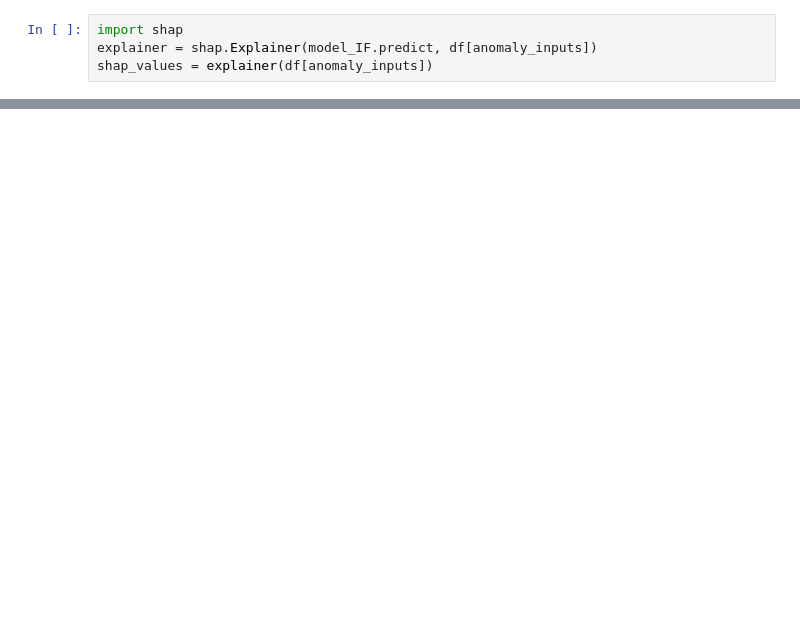
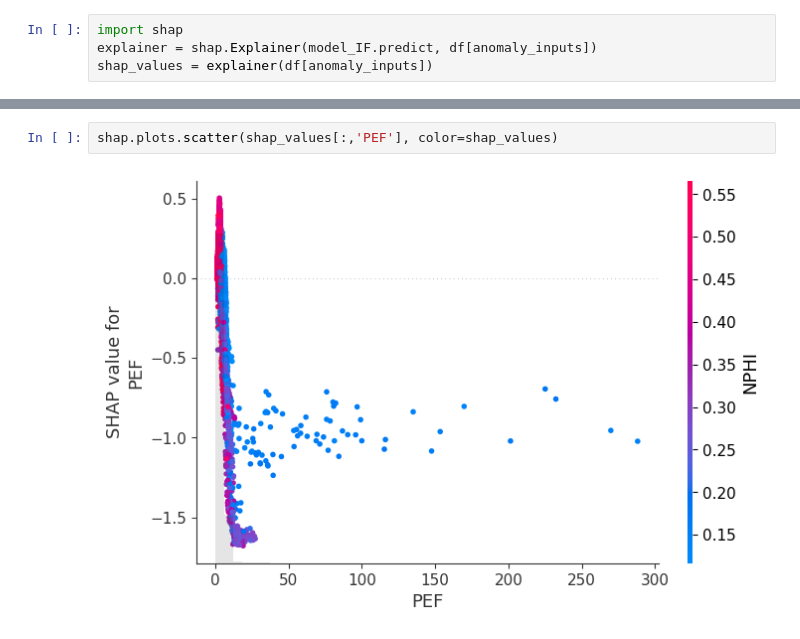
Before and after one commit to ganeshparsads/MLModels, a Jupyter notebook: IsolationForest.ipynb, the cells around one changed output, grey strips where cells are left out. Drawn from its saved outputs; the diff is of its cells as text; blank space fills up the shorter version.

```diff
--- a/IsolationForest.ipynb
+++ b/IsolationForest.ipynb
@@ -192,0 +216,4 @@ shap_values = explainer(df[anomaly_inputs])
+# %%
+shap.plots.scatter(shap_values[:,'PEF'], color=shap_values)
+# %% [output]
+[figure, added]
```
Also changed, not shown: parts of 19 cells of this notebook.
